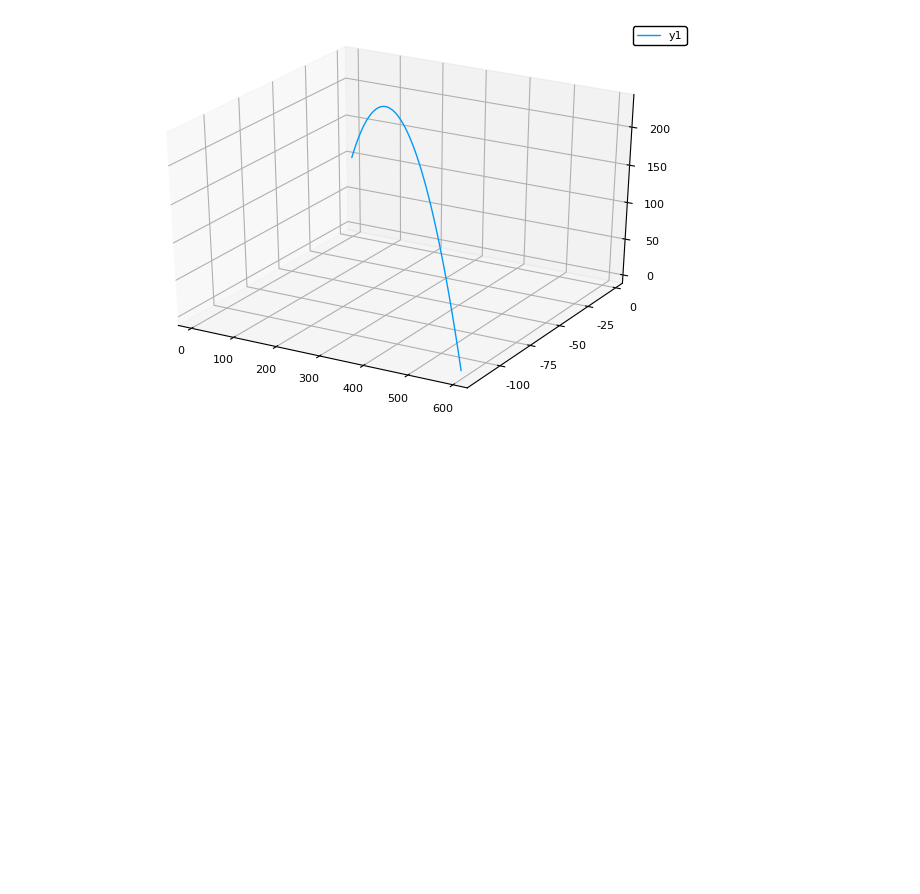
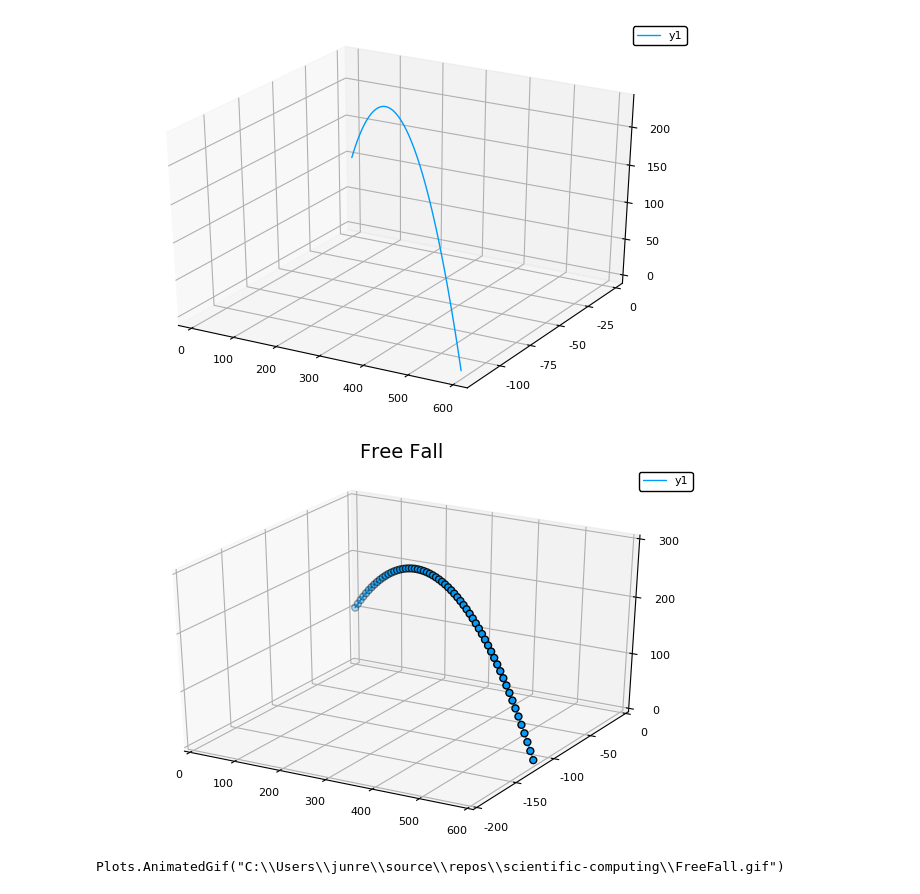
Before and after one commit to kevinrjt/science-visualisation, a Jupyter notebook: FreeFall.ipynb, the cells around one changed output. Drawn from its saved outputs; the diff is of its cells as text; code cells hidden in the pictures; blank space fills up the shorter version.

Commit message:
Add animation to FreeFall

```diff
--- a/FreeFall.ipynb
+++ b/FreeFall.ipynb
@@ -0,0 +14,5 @@
+# %%
+function step!(body::Body, dt)
+    body.p += dt * body.v
+    body.v += dt * g
+end
@@ -13,8 +25,0 @@ end
-# %%
-dt = 0.1
-g = [0, 0, -9.8]
-
-function step!(obj::Object)
-    obj.p += dt * obj.v
-    obj.v += dt * g
-end
@@ -45,3 +45,19 @@ plot(x, z)
 plot3d(x, y, z)
 # %% [output]
 [figure]
+# %%
+body = Body([0, 0, 100], [50, -10, 50], 0)
+anim = Animation()
+plt = plot3d(1, xlim=(0,600), ylim=(-200,0), zlim=(0,300), title="Free Fall", marker=5)
+for i = 1:1000
+    if body.p[3] <= 0
+        break
+    end
+    push!(plt, 1, body.p[1], body.p[2], body.p[3])
+    frame(anim)
+    step!(body, 0.2)
+end
+gif(anim, "./FreeFall.gif", fps=40, show_msg=false)
+# %% [output]
+[figure, added]
+Plots.AnimatedGif("C:\\Users\\junre\\source\\repos\\scientific-computing\\FreeFall.gif")
```
Also changed, not shown: parts of 9 cells of this notebook, 1 other file.
